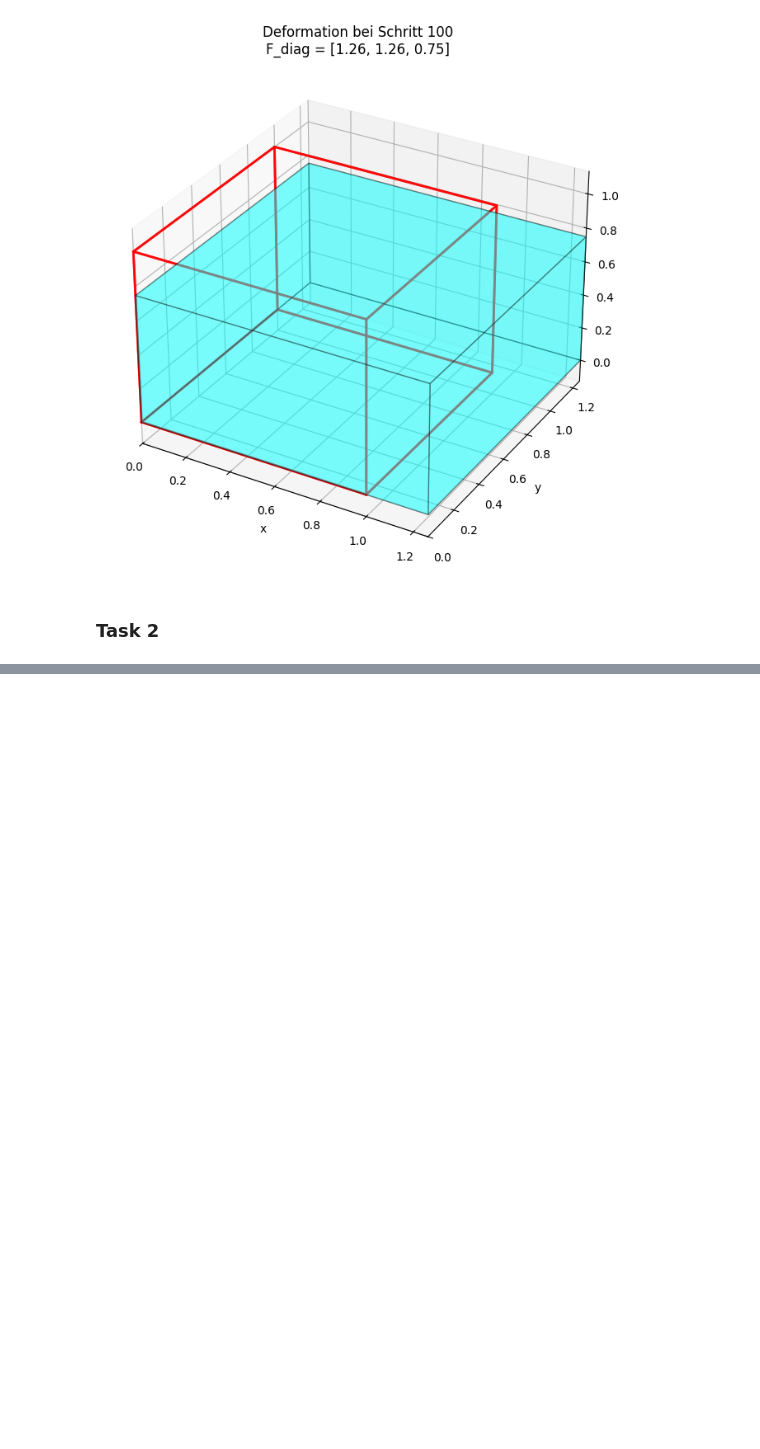
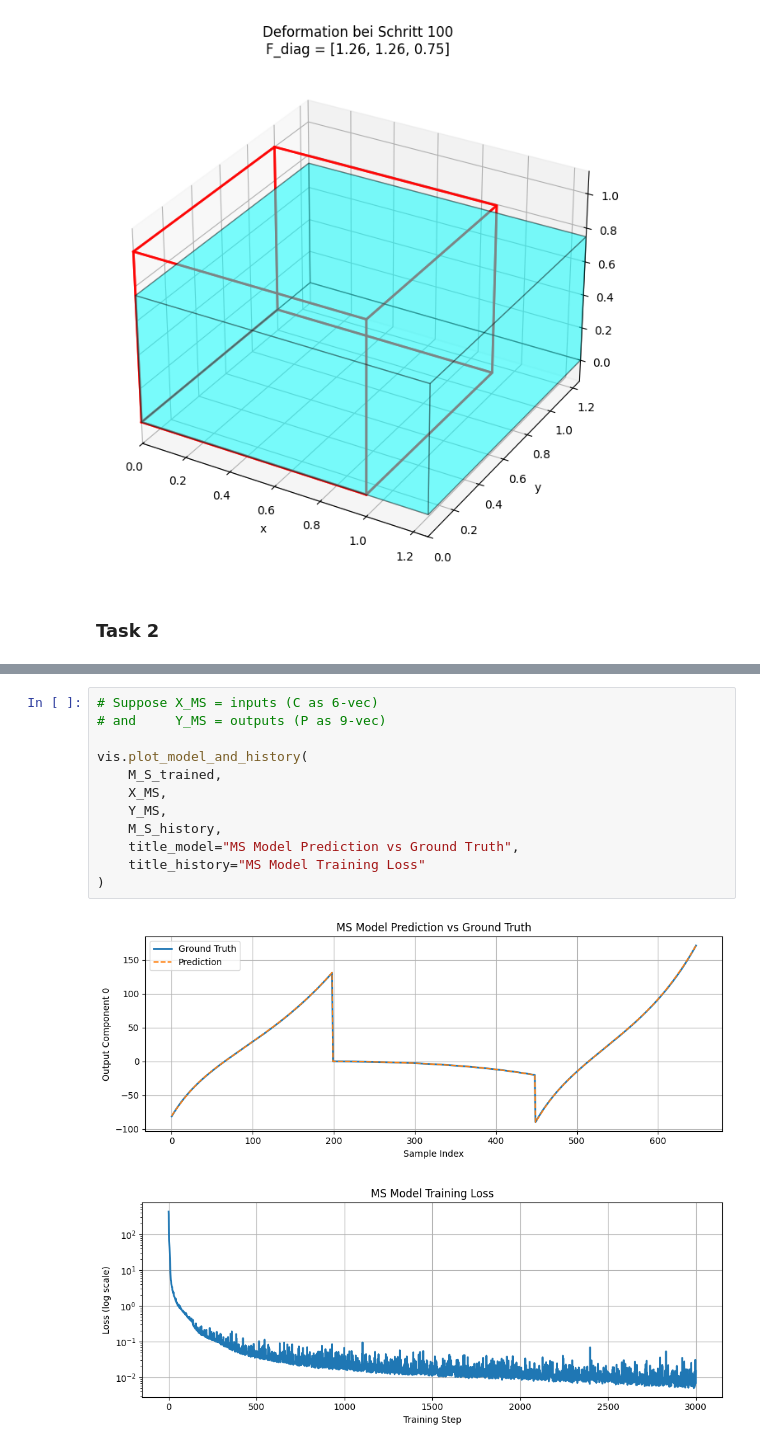
Before and after one commit to Lukas-F-1/ML-Tutorial-WS25_26, a Jupyter notebook: ffnn_introduction/main_t2.ipynb, the cells around one changed output, grey strips where cells are left out. Saved outputs shown, nothing was run; the diff lists cells and outputs as text; blank space fills up the shorter version.

```diff
--- a/ffnn_introduction/main_t2.ipynb
+++ b/ffnn_introduction/main_t2.ipynb
@@ -177,0 +222,15 @@ def train_MS(model, train_key, steps=10000, batch_size=32, lr=1e-3):
+# %%
+# Suppose X_MS = inputs (C as 6-vec)
+# and     Y_MS = outputs (P as 9-vec)
+
+vis.plot_model_and_history(
+    M_S_trained,
+    X_MS,
+    Y_MS,
+    M_S_history,
+    title_model="MS Model Prediction vs Ground Truth",
+    title_history="MS Model Training Loss"
+)
+# %% [output]
+[figure, added]
+[figure, added]
```
Also changed, not shown: parts of 8 cells of this notebook, 1 other file.
